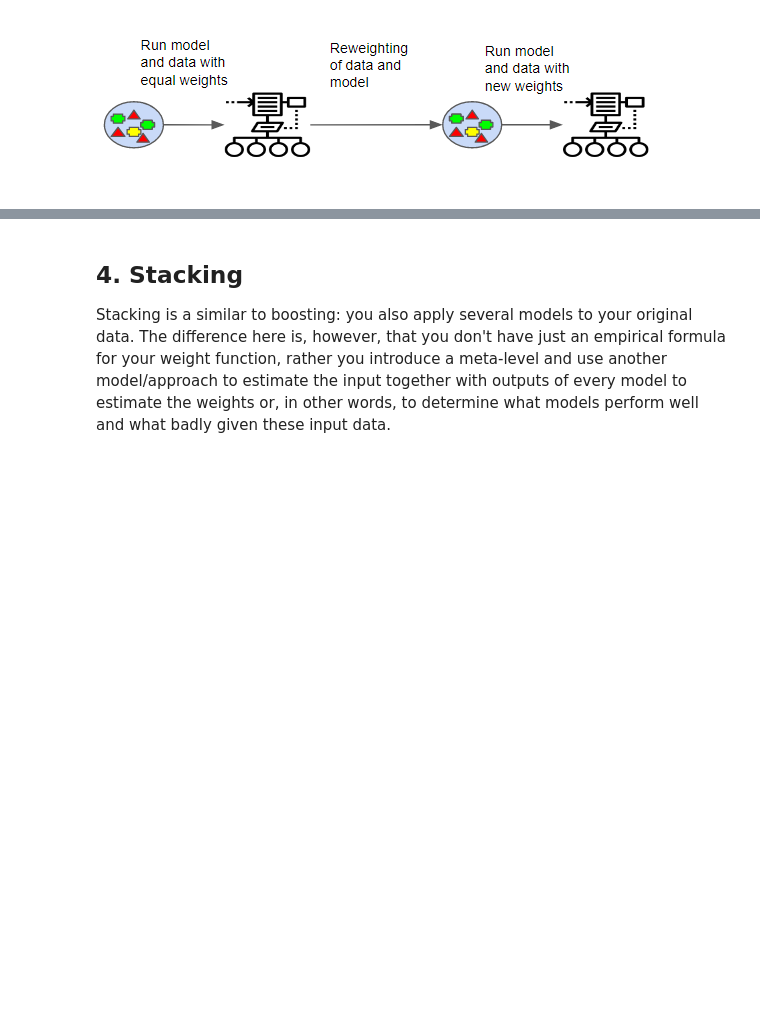
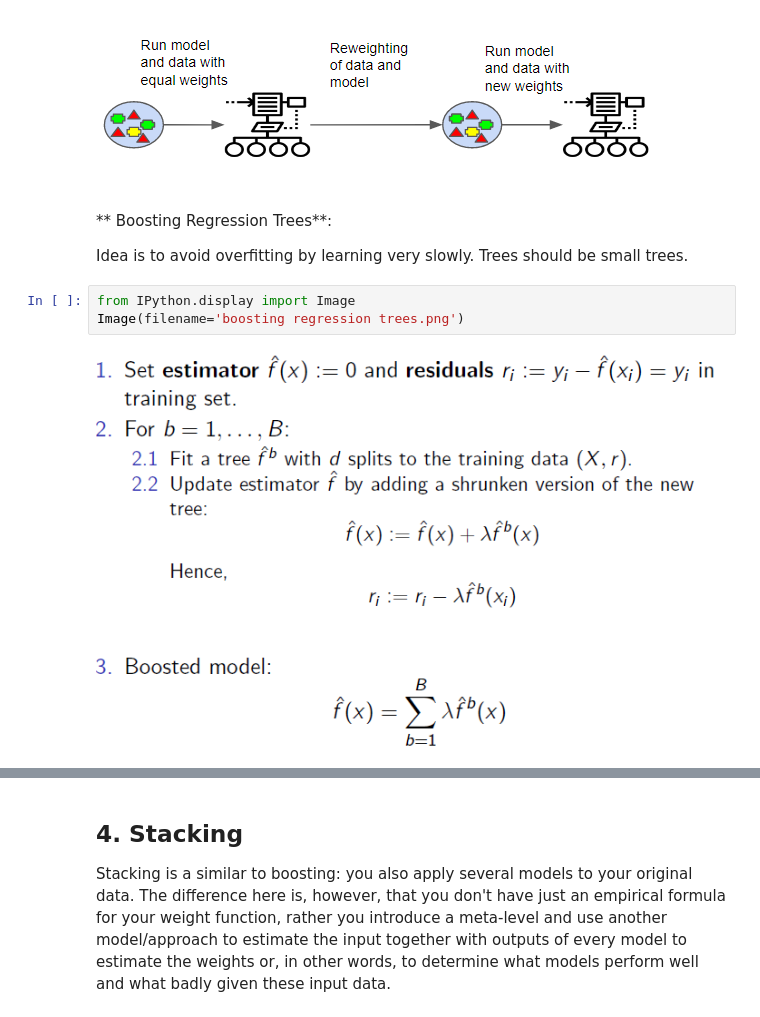
Before and after one commit to XuefeiY/Machine-Learning-Notes, a Jupyter notebook: Ensemble Methods/Bagging & Boosting & Stacking.ipynb, the cells around one changed output, grey strips where cells are left out. Saved outputs shown, nothing was run; the diff lists cells and outputs as text; blank space fills up the shorter version.

Commit message:
boosting

```diff
--- a/Ensemble Methods/Bagging & Boosting & Stacking.ipynb
+++ b/Ensemble Methods/Bagging & Boosting & Stacking.ipynb
@@ -37,3 +37,12 @@ from IPython.display import Image
 Image(filename='boosting.png')
 # %% [output]
 [figure]
+# %% [markdown]
+** Boosting Regression Trees**:
+
+Idea is to avoid overfitting by learning very slowly. Trees should be small trees.
+# %%
+from IPython.display import Image
+Image(filename='boosting regression trees.png')
+# %% [output]
+[figure, added]
```
Also changed, not shown: parts of 7 cells of this notebook.
